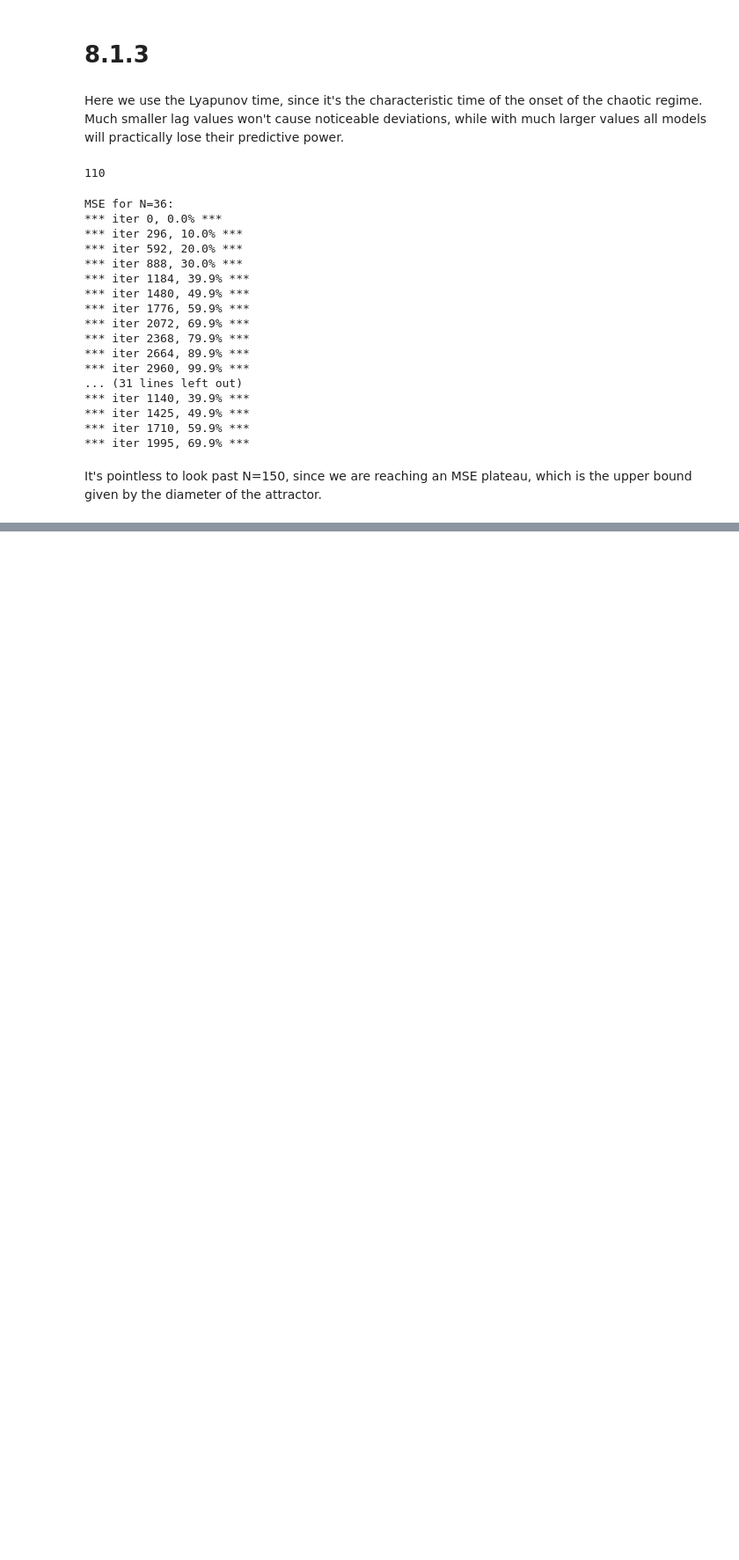
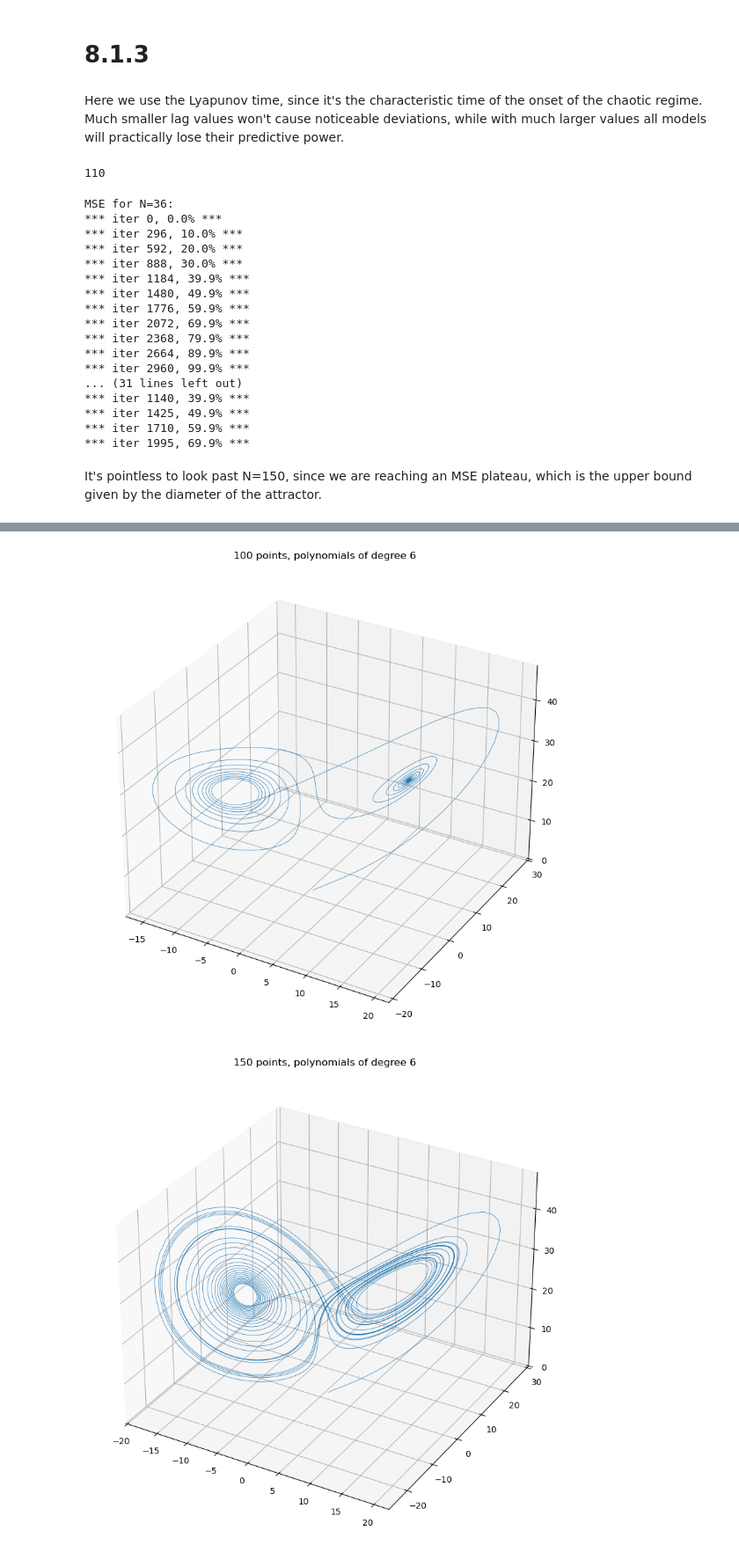
Before and after one commit to anuramat/uhd-mldyn, a Jupyter notebook: ex8/ex8.ipynb, the cells around one changed output, grey strips where cells are left out. Shown at 88% size. Cells and saved outputs as stored; diff of their text form; code cells hidden in the pictures; blank space fills up the shorter version.

```diff
--- a/ex8/ex8.ipynb
+++ b/ex8/ex8.ipynb
@@ -28,10 +28,12 @@ traj = solve_ivp(fun=lorenz, y0=(1, 1, 1), t_span=t_span, t_eval=t_eval).y.T
 # %%
 import matplotlib.pyplot as plt
 
-def plot_traj(traj):
+def plot_traj(traj, title=None):
     fig = plt.figure(figsize=(10, 10))
     ax = fig.add_subplot(111, projection="3d")
     ax.plot(traj[:, 0], traj[:, 1], traj[:, 2], lw=0.5)
+    if title is not None:
+        plt.title(title)
     plt.show()
 
 plot_traj(traj)
@@ -121,0 +128,16 @@ It's pointless to look past N=150, since we are reaching an MSE plateau, which i
+# %%
+def subset_test(n, order=6):
+    model = ps.SINDy(
+        feature_library=ps.PolynomialLibrary(degree=order),
+    ).fit(
+        traj[:n,:],
+        t=dt,
+    )
+    traj_sim = model.simulate(traj[0, :], t_eval)
+    plot_traj(traj_sim, title='%d points, polynomials of degree %d' % (n, order))
+# %%
+for i in (100, 150):
+    subset_test(i, 6)
+# %% [output]
+[figure, added]
+[figure, added]
```
Also changed, not shown: parts of 5 cells of this notebook, 1 other file.
